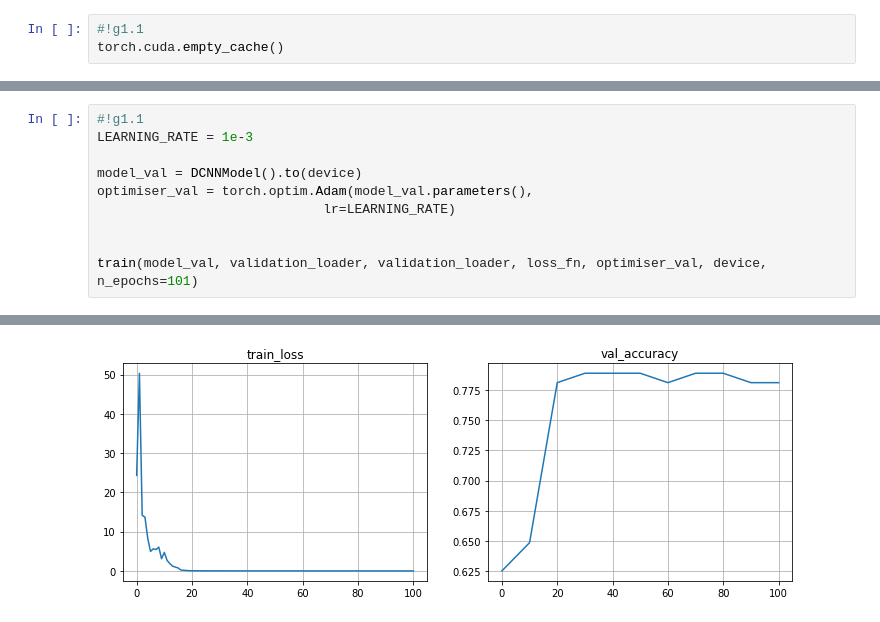
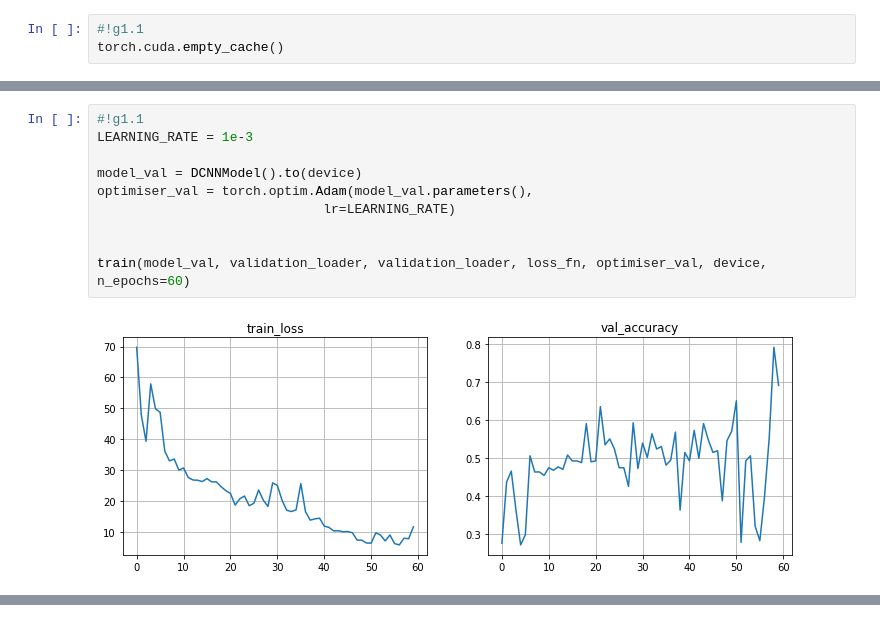
Before and after one commit to M0rC1PanN/speech-emotion-recognition, a Jupyter notebook: IEMOCAP_DCNN.ipynb, the cells around one changed output, grey strips where cells are left out. Cells and saved outputs as stored; diff of their text form.

```diff
--- a/IEMOCAP_DCNN.ipynb
+++ b/IEMOCAP_DCNN.ipynb
@@ -432,11 +442,12 @@ Mean loss=1.970
 # %%
 #!g1.1
 LEARNING_RATE = 1e-3
 
 model_val = DCNNModel().to(device)
 optimiser_val = torch.optim.Adam(model_val.parameters(),
                              lr=LEARNING_RATE)
 
 
-train(model_val, validation_loader, validation_loader, loss_fn, optimiser_val, device, n_epochs=101)
+train(model_val, validation_loader, validation_loader, loss_fn, optimiser_val, device, n_epochs=60)
 # %% [output]
+[figure, new version]
@@ -444 +454,0 @@ Mean loss=0.002
-[figure, old version]
```
Also changed, not shown: parts of 7 cells of this notebook.
